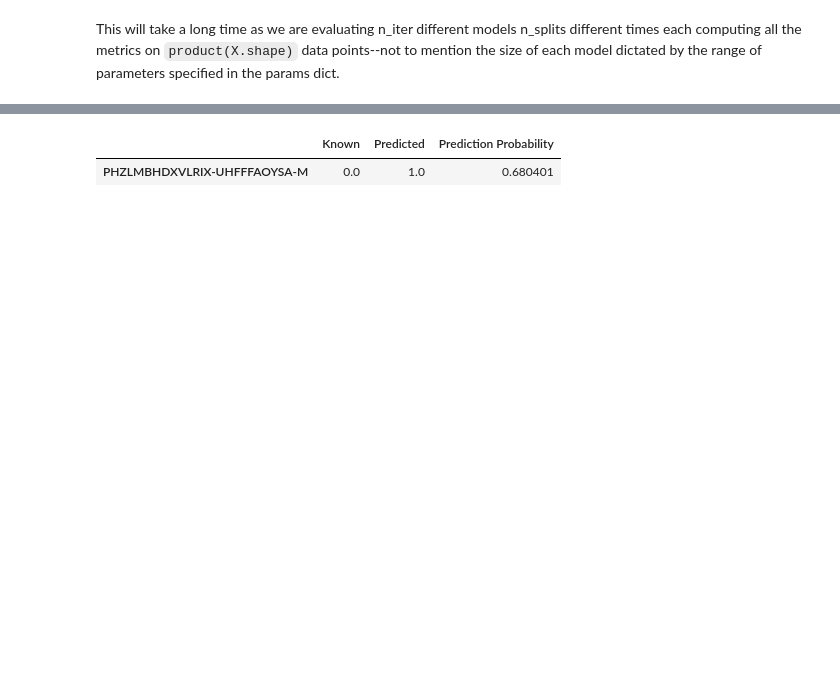
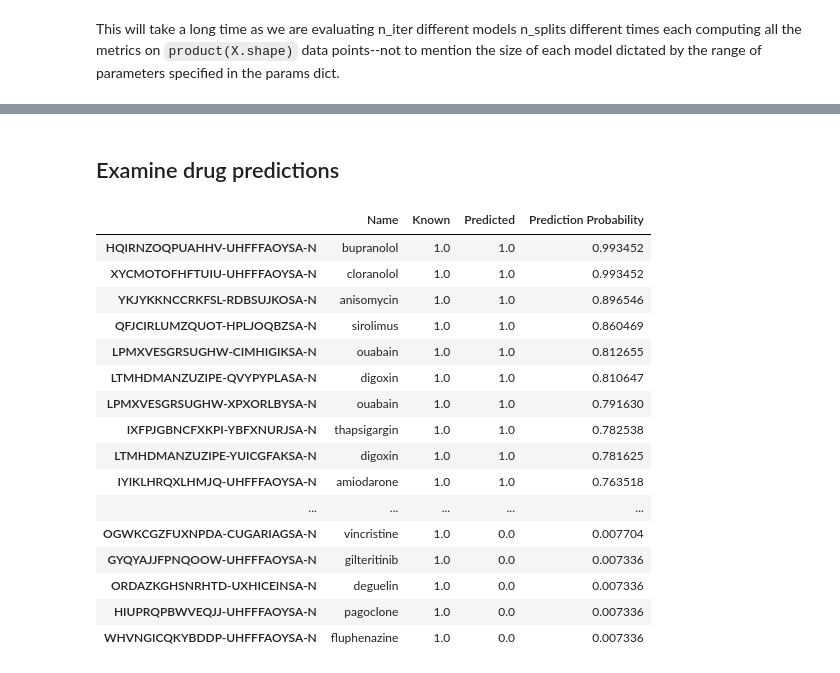
Before and after one commit to MaayanLab/Drugmonizome-ML, a Jupyter notebook: Drugmonizome-ML.ipynb, the cells around one changed output, grey strips where cells are left out. Cells and saved outputs as stored; diff of their text form; code cells hidden in the pictures; blank space fills up the shorter version.

```diff
--- a/Drugmonizome-ML.ipynb
+++ b/Drugmonizome-ML.ipynb
@@ -683,16 +718,37 @@ array([[2021,    4],
+# %% [markdown]
+## Examine drug predictions
 # %%
 # Obtain prediction results
 y_probas = model.predict_proba(X)[:, 1]
 results = pd.DataFrame(np.array([
+    Drugmonizome.get_drug_names(X.index),
     y,
-    y_probas > 0.5,
+    (y_probas > 0.5).astype('float64'),
     y_probas,
 ]).T, columns=[
+    'Name',
     'Known',
     'Predicted',
     'Prediction Probability',
-], index=X.index)
-results[((results['Known'] != results['Predicted']) & (results['Prediction Probability'] > 0.5))]
+], index=X.index).astype({'Known': 'float64', 'Predicted': 'float64', 'Prediction Probability': 'float64'})
-# %% [output]
-|  | Known | Predicted | Prediction Probability |
-| PHZLMBHDXVLRIX-UHFFFAOYSA-M | 0.0 | 1.0 | 0.680401 |
+# %%
+# Rank drug hits
+results[((results['Known'] == 1))].sort_values('Prediction Probability', ascending=False)
+# %% [output]
+|  | Name | Known | Predicted | Prediction Probability |
+| HQIRNZOQPUAHHV-UHFFFAOYSA-N | bupranolol | 1.0 | 1.0 | 0.993452 |
+| XYCMOTOFHFTUIU-UHFFFAOYSA-N | cloranolol | 1.0 | 1.0 | 0.993452 |
+| YKJYKKNCCRKFSL-RDBSUJKOSA-N | anisomycin | 1.0 | 1.0 | 0.896546 |
+| QFJCIRLUMZQUOT-HPLJOQBZSA-N | sirolimus | 1.0 | 1.0 | 0.860469 |
+| LPMXVESGRSUGHW-CIMHIGIKSA-N | ouabain | 1.0 | 1.0 | 0.812655 |
+| LTMHDMANZUZIPE-QVYPYPLASA-N | digoxin | 1.0 | 1.0 | 0.810647 |
+| LPMXVESGRSUGHW-XPXORLBYSA-N | ouabain | 1.0 | 1.0 | 0.791630 |
+| IXFPJGBNCFXKPI-YBFXNURJSA-N | thapsigargin | 1.0 | 1.0 | 0.782538 |
+| LTMHDMANZUZIPE-YUICGFAKSA-N | digoxin | 1.0 | 1.0 | 0.781625 |
+| IYIKLHRQXLHMJQ-UHFFFAOYSA-N | amiodarone | 1.0 | 1.0 | 0.763518 |
+| ... | ... | ... | ... | ... |
+| OGWKCGZFUXNPDA-CUGARIAGSA-N | vincristine | 1.0 | 0.0 | 0.007704 |
+| GYQYAJJFPNQOOW-UHFFFAOYSA-N | gilteritinib | 1.0 | 0.0 | 0.007336 |
+| ORDAZKGHSNRHTD-UXHICEINSA-N | deguelin | 1.0 | 0.0 | 0.007336 |
+| HIUPRQPBWVEQJJ-UHFFFAOYSA-N | pagoclone | 1.0 | 0.0 | 0.007336 |
+| WHVNGICQKYBDDP-UHFFFAOYSA-N | fluphenazine | 1.0 | 0.0 | 0.007336 |
```
Also changed, not shown: parts of 16 cells of this notebook, 2 other files.
